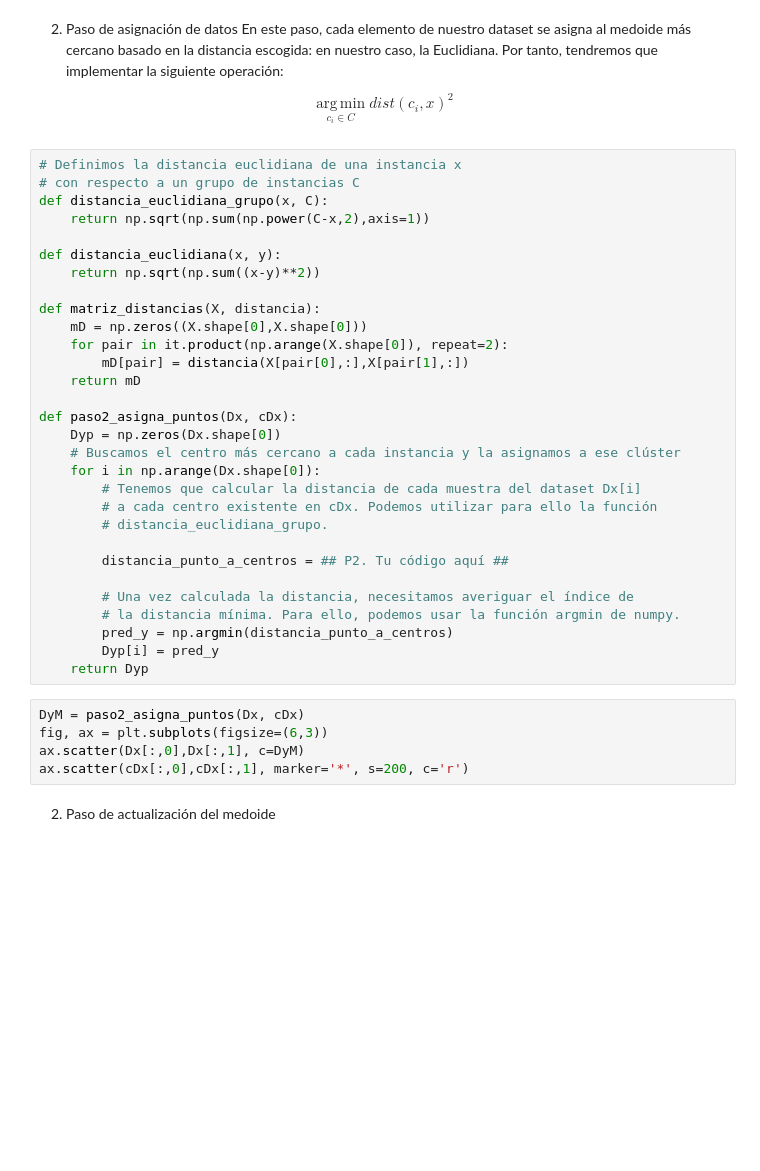
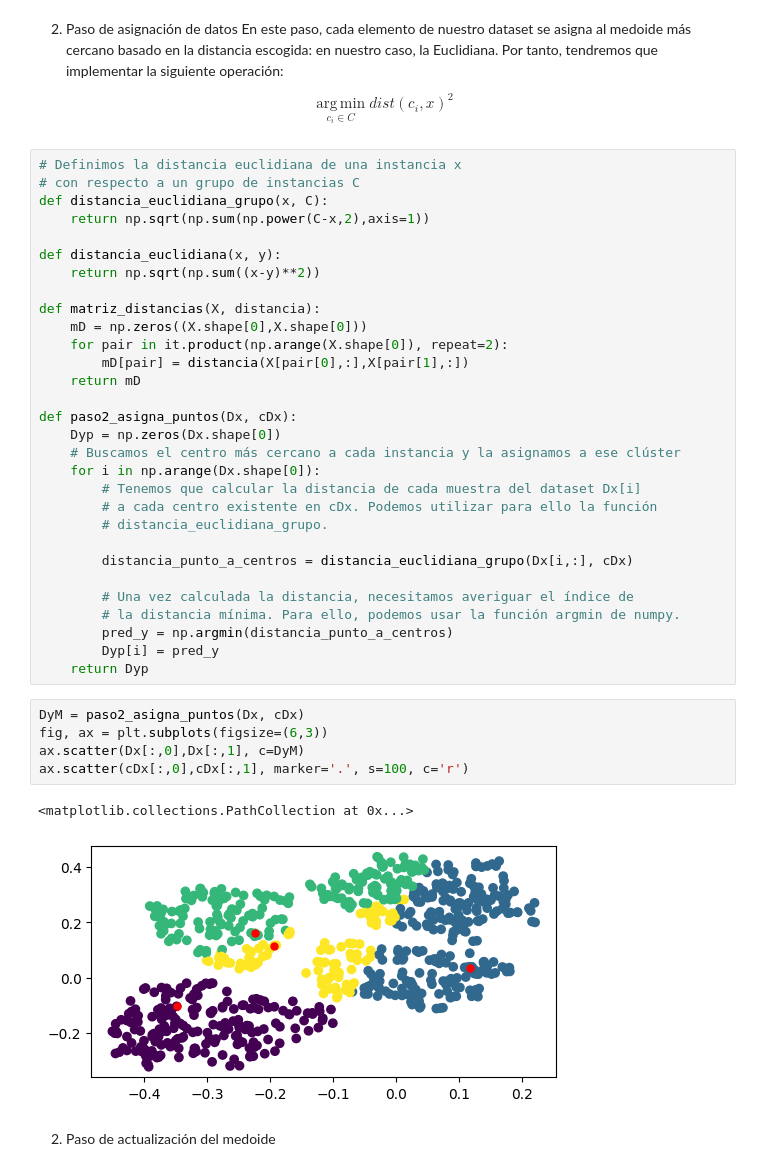
Before and after one commit to SandraNavarrete-docente/aprendizaje-automatico-252601, a Jupyter notebook: 04-MODELOS-NO-SUPERVISADOS/4_4_Métodos_de_clustering_basados_en_particiones_V3.ipynb, the cells around one changed output. Saved outputs shown, nothing was run; the diff lists cells and outputs as text; blank space fills up the shorter version.

```diff
--- a/04-MODELOS-NO-SUPERVISADOS/4_4_Métodos_de_clustering_basados_en_particiones_V3.ipynb
+++ b/04-MODELOS-NO-SUPERVISADOS/4_4_Métodos_de_clustering_basados_en_particiones_V3.ipynb
@@ -95,7 +107,7 @@ def paso2_asigna_puntos(Dx, cDx):
         # a cada centro existente en cDx. Podemos utilizar para ello la función
         # distancia_euclidiana_grupo.
 
-        distancia_punto_a_centros = ## P2. Tu código aquí ##
+        distancia_punto_a_centros = distancia_euclidiana_grupo(Dx[i,:], cDx)
 
         # Una vez calculada la distancia, necesitamos averiguar el índice de
         # la distancia mínima. Para ello, podemos usar la función argmin de numpy.
@@ -105,8 +117,11 @@ def paso2_asigna_puntos(Dx, cDx):
 # %%
 DyM = paso2_asigna_puntos(Dx, cDx)
 fig, ax = plt.subplots(figsize=(6,3))
 ax.scatter(Dx[:,0],Dx[:,1], c=DyM)
-ax.scatter(cDx[:,0],cDx[:,1], marker='*', s=200, c='r')
+ax.scatter(cDx[:,0],cDx[:,1], marker='.', s=100, c='r')
+# %% [output]
+<matplotlib.collections.PathCollection at 0x...>
+[figure, added]
 # %% [markdown]
 2.   Paso de actualización del medoide
 # %%
```
Also changed, not shown: parts of 14 cells of this notebook.
